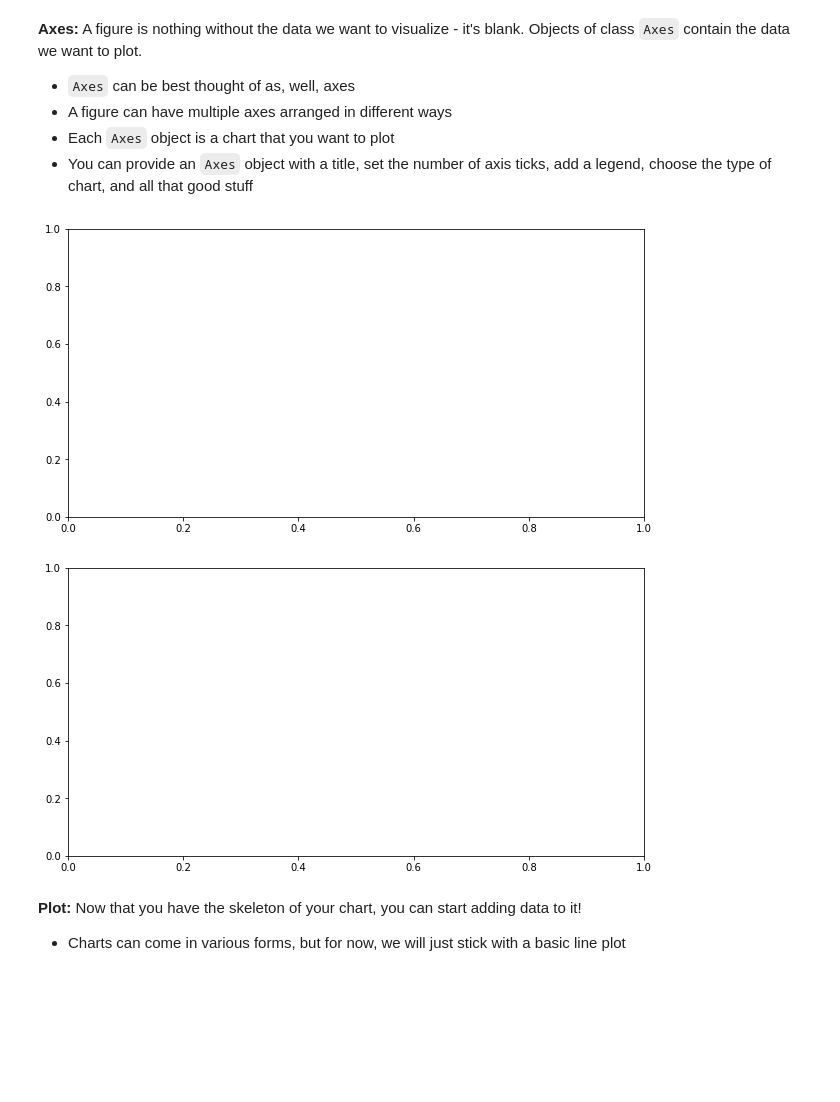
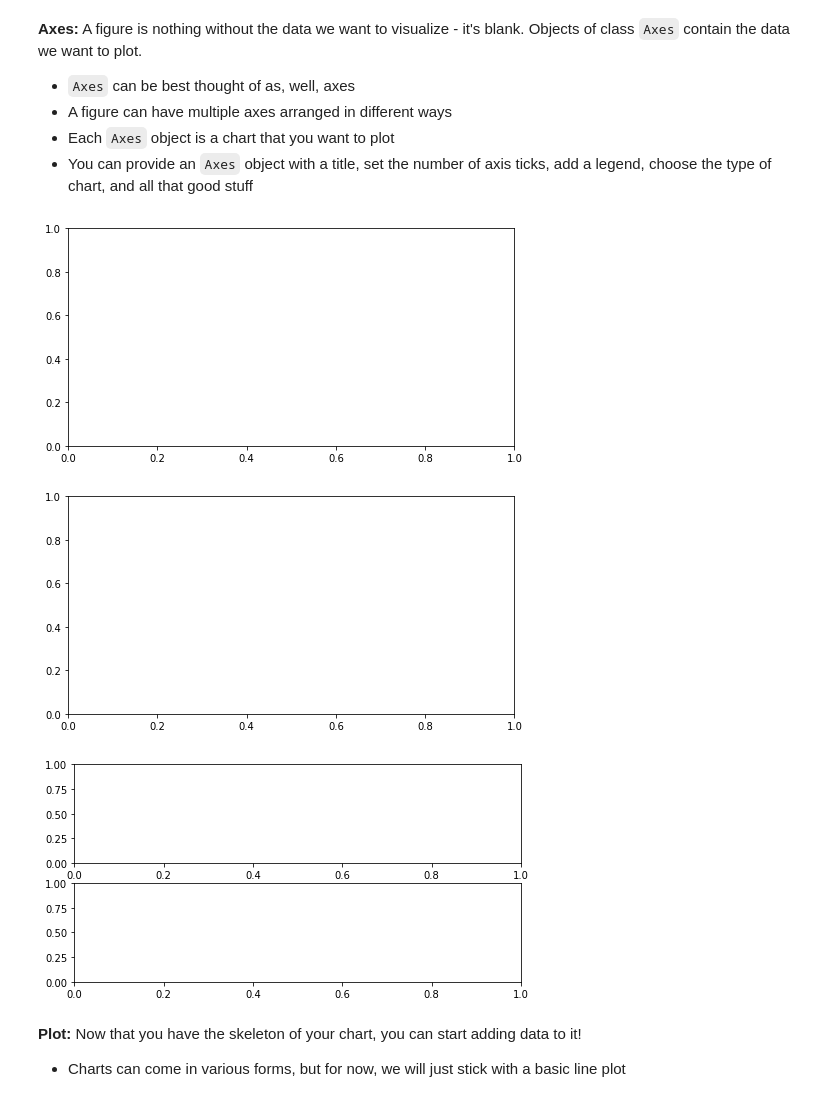
Before and after one commit to Per48edjes/Misc-DA-Prob-Stat, a Jupyter notebook: Python_2/python_data_viz.ipynb, the cells around one changed output. Drawn from its saved outputs; the diff is of its cells as text; code cells hidden in the pictures; blank space fills up the shorter version.

```diff
--- a/Python_2/python_data_viz.ipynb
+++ b/Python_2/python_data_viz.ipynb
@@ -199,29 +201,41 @@ fig = plt.figure(figsize=(4,4))
 # %%
 ## OBJECT ORIENTED
 
-# Recreating figure because we don't want to add an
-# infinite number of axes to it each time we run this cell
-object_my_fig = figure.Figure(figsize=(4,4))
+# Recreating figure because we don't want to add an infinite number of axes to it each time we run this cell
+object_my_fig = figure.Figure(figsize=(8,4))
 
-# add_axes() takes a sequence of [left, bottom, width, height] quantities
-object_ax = object_my_fig.add_axes([0,0,2,1])
-
-# TODO: Add a set of 1x1 axes starting at the top right of the existing axes
-# object_my_fig.add_axes([2,1,1,1])
+# 1,1,1 says that you want to split the figure into 1 row and 1 column, and you want the axes at index 1
+# Can also use add_axes(): takes a sequence of [left, bottom, width, height] quantities and fill the entire canvas
+object_ax = object_my_fig.add_subplot(1,1,1)
 
 object_my_fig
 # %% [output]
-[figure, old version]
+[figure, new version]
+# %%
+## PYPLOT WRAPPER
+
+# Recreate figure to avoid adding too many axes
+fig = plt.figure(figsize=(8,4))
+
+# Add axes to figure using pyplot
+# Can do this with plt.axes or plt.subplot
+# .axes is a wrapper around fig.add_axes() and .subplot is a wrapper around fig.add_subplot()
+# 1,1,1 says that you want to split the figure into 1 row and 1 column, and you want the axes at index 1
+
+ax = plt.subplot(1, 1, 1)
+# %% [output]
+[figure, added]
 # %%
-## PYPLOT WRAPPER
+## TODO
 
 # Recreate figure to avoid adding too many axes
-fig = plt.figure(figsize=(4,4))
+fig = plt.figure(figsize=(8,4))
 
-# Add axes to figure using pyplot
-ax = plt.axes([0,0,2,1])
+# Create 2 pairs of axes either stacked on top of, or adjacent to, each other
+ax1 = plt.subplot(2, 1, 1)
+ax2 = plt.subplot(2, 1, 2)
 # %% [output]
-[figure, old version]
+[figure, new version]
 # %% [markdown]
 **Plot:** Now that you have the skeleton of your chart, you can start adding data to it!
 - Charts can come in various forms, but for now, we will just stick with a basic line plot
```
Also changed, not shown: parts of 19 cells of this notebook.
